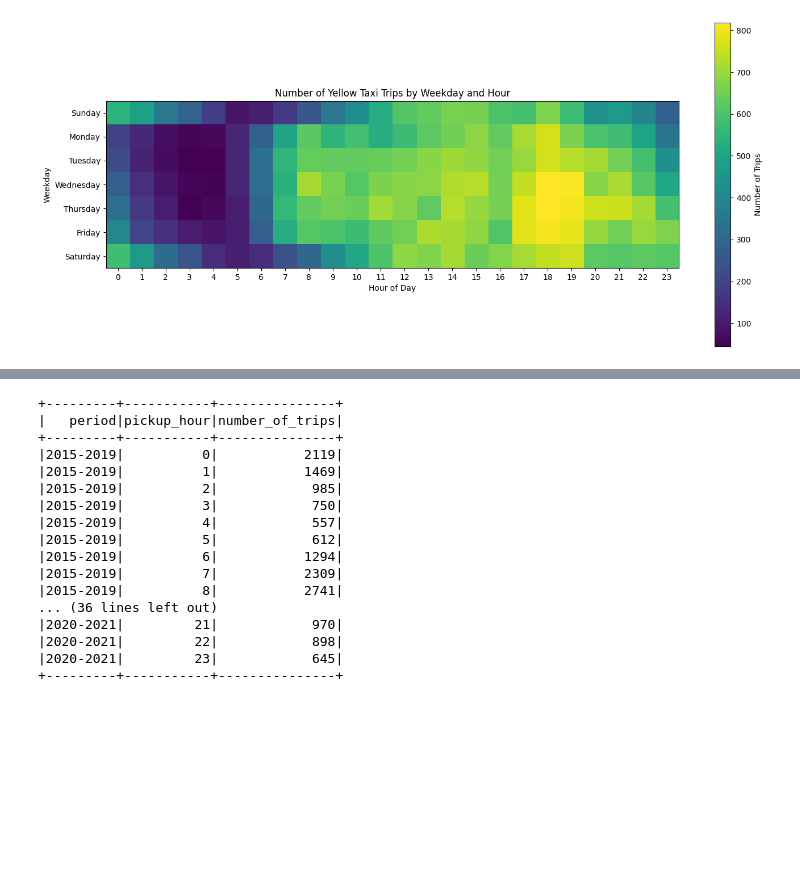
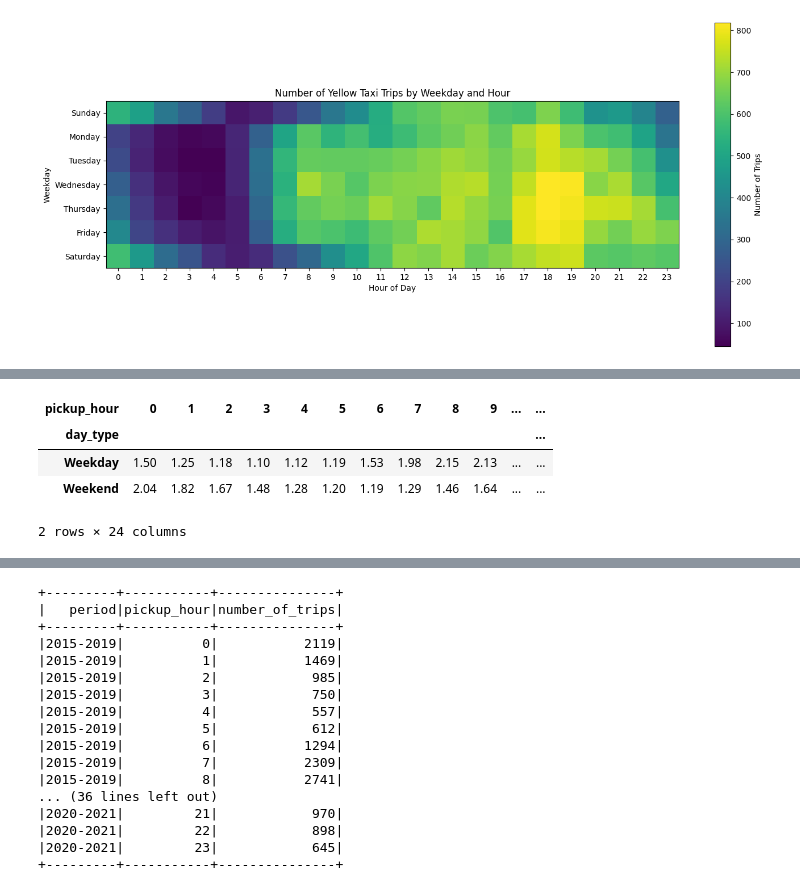
Before and after one commit to PhyPhx/BDLC, a Jupyter notebook: notebooks/04_analysis_main/01_demand_by_time.ipynb, the cells around one changed output, grey strips where cells are left out. Drawn from its saved outputs; the diff is of its cells as text; code cells hidden in the pictures; blank space fills up the shorter version.

```diff
--- a/notebooks/04_analysis_main/01_demand_by_time.ipynb
+++ b/notebooks/04_analysis_main/01_demand_by_time.ipynb
@@ -597,0 +646,11 @@ plt.show()
+# %%
+# Ergebnis als CSV speichern, damit die Zahlen später nachvollziehbar bleiben.
+
+avg_trips_day_type_hour_pd = avg_trips_day_type_hour.toPandas()
+
+avg_trips_day_type_hour_pd.to_csv(
+    f"{RESULT_PATH}/avg_trips_day_type_hour.csv",
+    index=False
+)
+
+avg_trips_day_type_hour_pd.head()
@@ -597,0 +664,21 @@ plt.show()
+# %%
+# Pivot-Tabelle erstellen:
+# Zeilen = Weekday / Weekend
+# Spalten = Stunden
+# Werte = durchschnittliche Fahrten pro Tag und Stunde
+
+heatmap_day_type = avg_trips_day_type_hour_pd.pivot(
+    index="day_type",
+    columns="pickup_hour",
+    values="avg_trips_per_day_hour"
+)
+
+heatmap_day_type = heatmap_day_type.reindex(["Weekday", "Weekend"])
+
+heatmap_day_type
+# %% [output]
+| pickup_hour | 0 | 1 | 2 | 3 | 4 | 5 | 6 | 7 | 8 | 9 | ... | ... |
+| day_type |  |  |  |  |  |  |  |  |  |  |  | ... |
+| Weekday | 1.50 | 1.25 | 1.18 | 1.10 | 1.12 | 1.19 | 1.53 | 1.98 | 2.15 | 2.13 | ... | ... |
+| Weekend | 2.04 | 1.82 | 1.67 | 1.48 | 1.28 | 1.20 | 1.19 | 1.29 | 1.46 | 1.64 | ... | ... |
+2 rows × 24 columns
```
Also changed, not shown: parts of 9 cells of this notebook, 9 other files.
